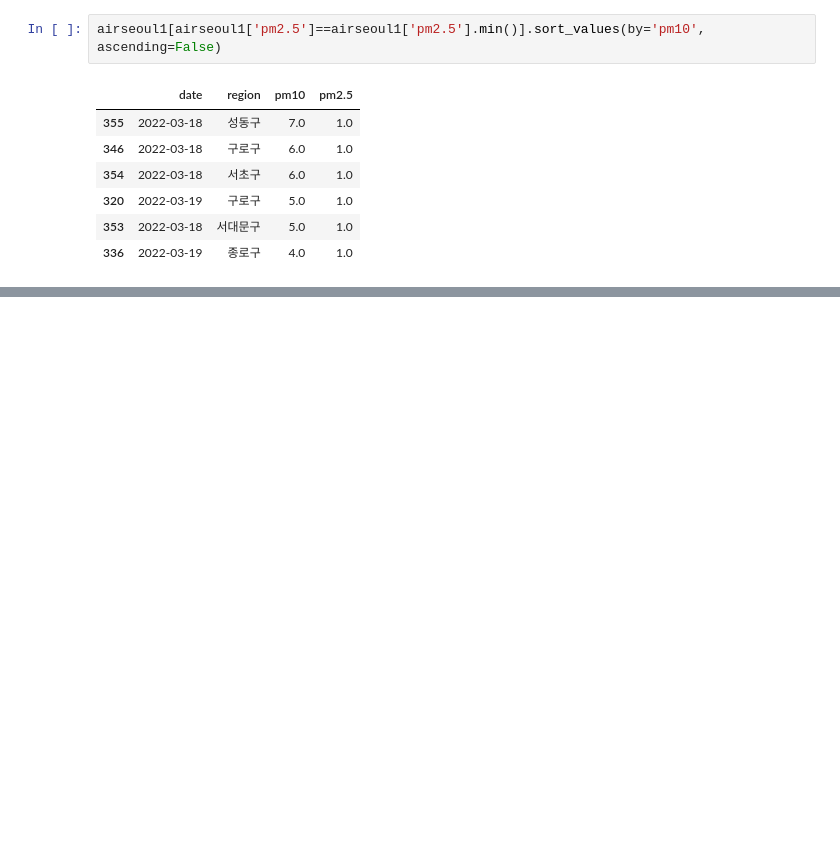
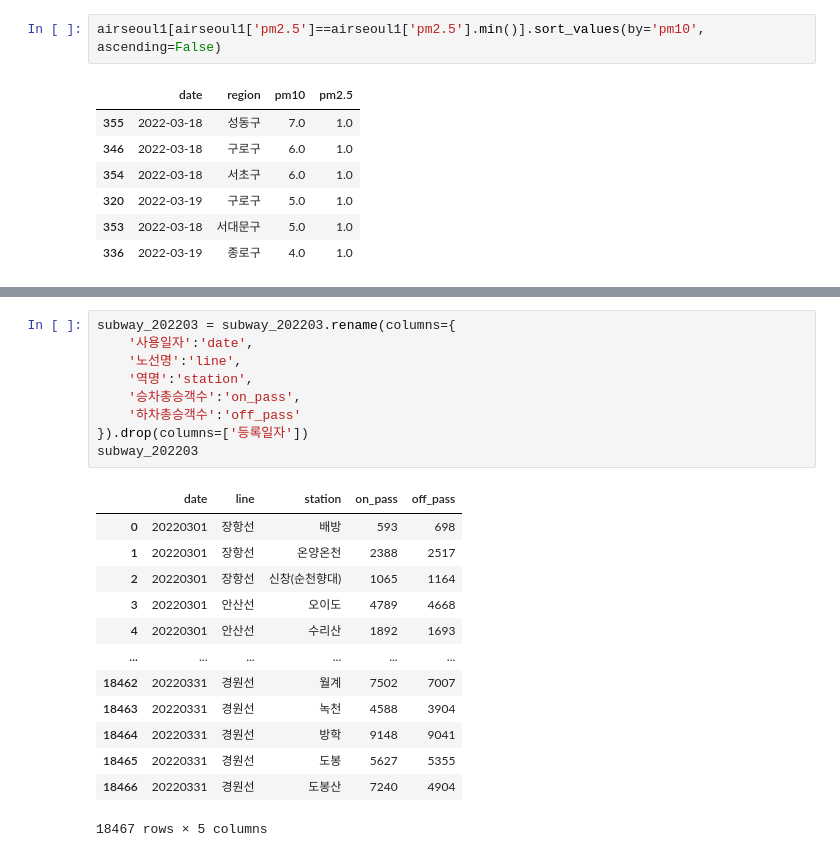
Before and after one commit to Indongspace/for_Data_Analysts-Song, a Jupyter notebook: 빅분기 복습/8장 실전문제.ipynb, the cells around one changed output, grey strips where cells are left out. Drawn from its saved outputs; the diff is of its cells as text; blank space fills up the shorter version.

```diff
--- a/빅분기 복습/8장 실전문제.ipynb
+++ b/빅분기 복습/8장 실전문제.ipynb
@@ -320,0 +356,23 @@ airseoul1[airseoul1['pm2.5']==airseoul1['pm2.5'].min()].sort_values(by='pm10', a
+# %%
+subway_202203 = subway_202203.rename(columns={
+    '사용일자':'date',
+    '노선명':'line',
+    '역명':'station',
+    '승차총승객수':'on_pass',
+    '하차총승객수':'off_pass'
+}).drop(columns=['등록일자'])
+subway_202203
+# %% [output]
+|  | date | line | station | on_pass | off_pass |
+| 0 | 20220301 | 장항선 | 배방 | 593 | 698 |
+| 1 | 20220301 | 장항선 | 온양온천 | 2388 | 2517 |
+| 2 | 20220301 | 장항선 | 신창(순천향대) | 1065 | 1164 |
+| 3 | 20220301 | 안산선 | 오이도 | 4789 | 4668 |
+| 4 | 20220301 | 안산선 | 수리산 | 1892 | 1693 |
+| ... | ... | ... | ... | ... | ... |
+| 18462 | 20220331 | 경원선 | 월계 | 7502 | 7007 |
+| 18463 | 20220331 | 경원선 | 녹천 | 4588 | 3904 |
+| 18464 | 20220331 | 경원선 | 방학 | 9148 | 9041 |
+| 18465 | 20220331 | 경원선 | 도봉 | 5627 | 5355 |
+| 18466 | 20220331 | 경원선 | 도봉산 | 7240 | 4904 |
+18467 rows × 5 columns
```
Also changed, not shown: parts of 20 cells of this notebook.
